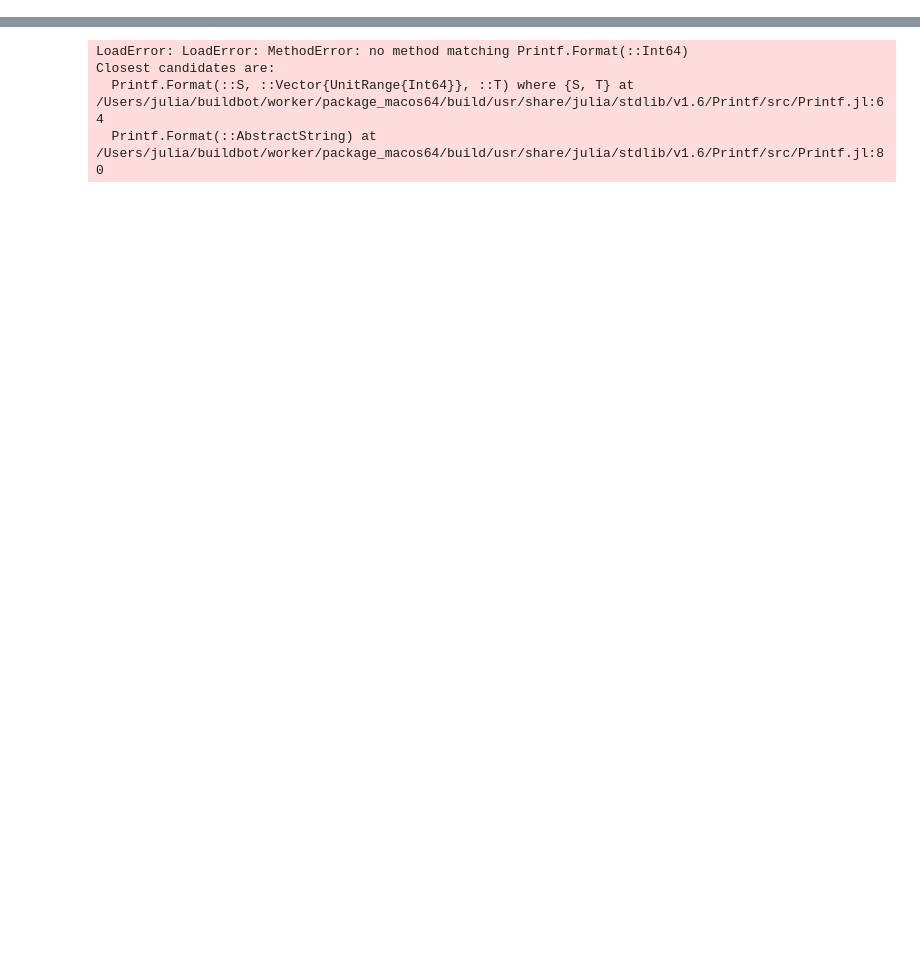
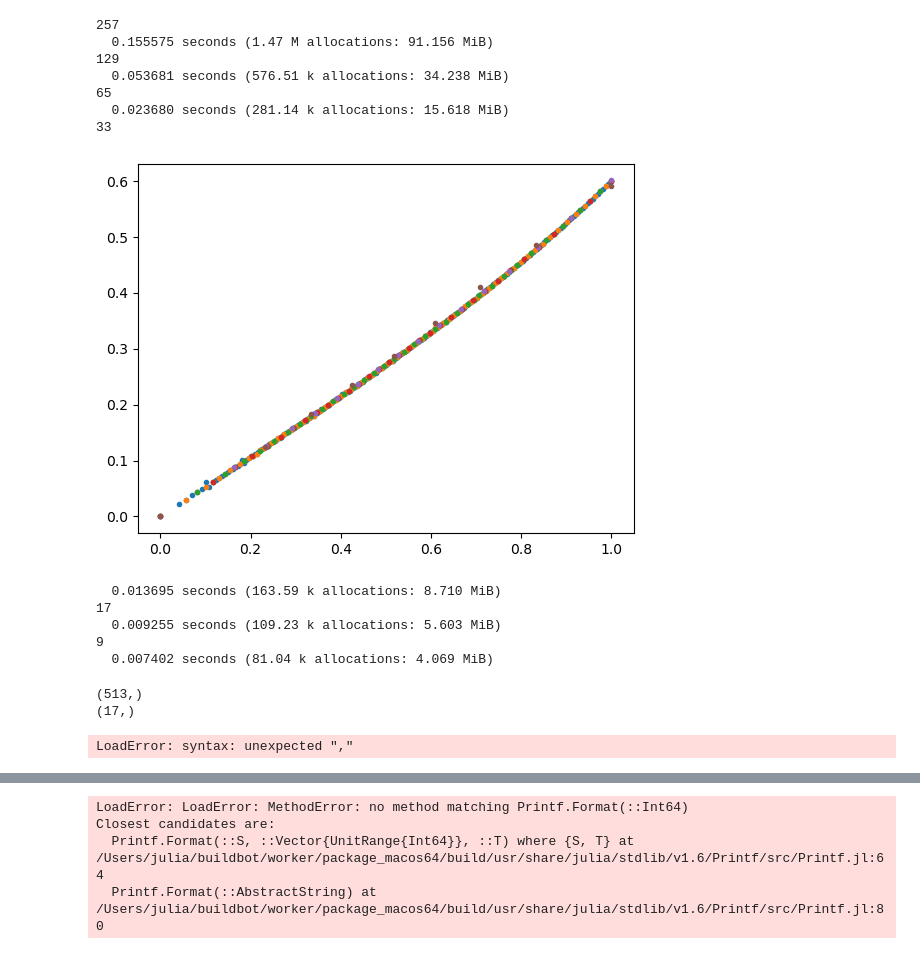
Before and after one commit to ProjectTorreyPines/FUSE.jl, a Jupyter notebook: examples/FUSE_development.ipynb, the cells around one changed output, grey strips where cells are left out. Cells and saved outputs as stored; diff of their text form; code cells hidden in the pictures; blank space fills up the shorter version.

```diff
--- a/examples/FUSE_development.ipynb
+++ b/examples/FUSE_development.ipynb
@@ -64,0 +53,33 @@ PyPlot.plot(eqt.profiles_1d.elongation,".-")
+# %%
+PyPlot.figure()
+for res in reverse(Vector{Int}(2.0.^collect(3:8).+1))
+    println(res)
+    @time eq1=FUSE.finalize(eqactor,res)
+    eqt = eq1.time_slice[1]
+    PyPlot.plot(eqt.profiles_1d.rho_tor_norm,eqt.profiles_1d.triangularity_lower,".")
+#        PyPlot.axvline(0.95,color="r")
+#        PyPlot.plot(0.95,eqt.global_quantities.q_95,"or")
+
+end
+# %% [output]
+257
+  0.155575 seconds (1.47 M allocations: 91.156 MiB)
+129
+  0.053681 seconds (576.51 k allocations: 34.238 MiB)
+65
+  0.023680 seconds (281.14 k allocations: 15.618 MiB)
+33
+[figure, added]
+  0.013695 seconds (163.59 k allocations: 8.710 MiB)
+17
+  0.009255 seconds (109.23 k allocations: 5.603 MiB)
+9
+  0.007402 seconds (81.04 k allocations: 4.069 MiB)
+# %%
+time_slice=eqt
+println(size(time_slice.profiles_1d.rho_tor_norm))
+println(size(time_slice.profiles_1d.q))
+# %% [output]
+(513,)
+(17,)
+LoadError: syntax: unexpected ","
```
Also changed, not shown: parts of 7 cells of this notebook, 2 other files.
